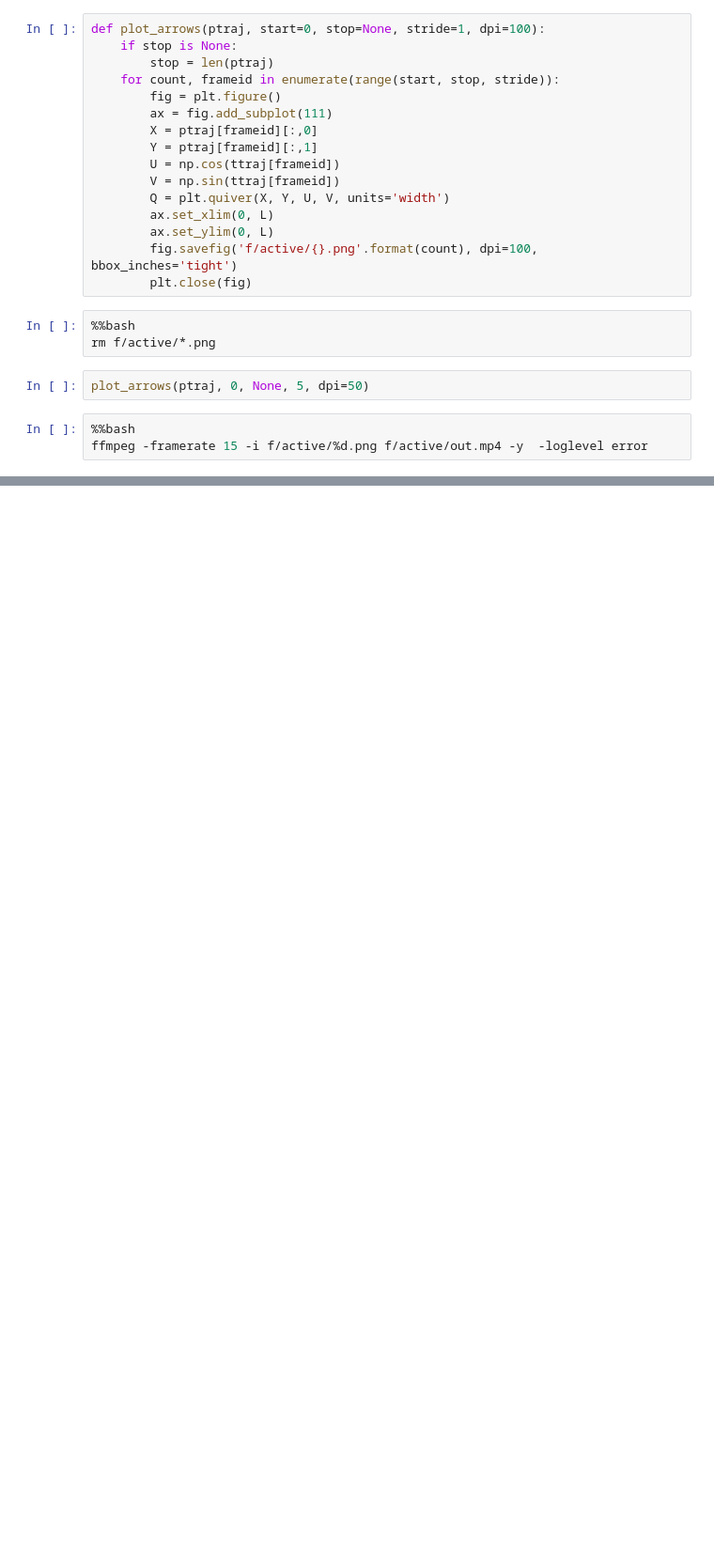
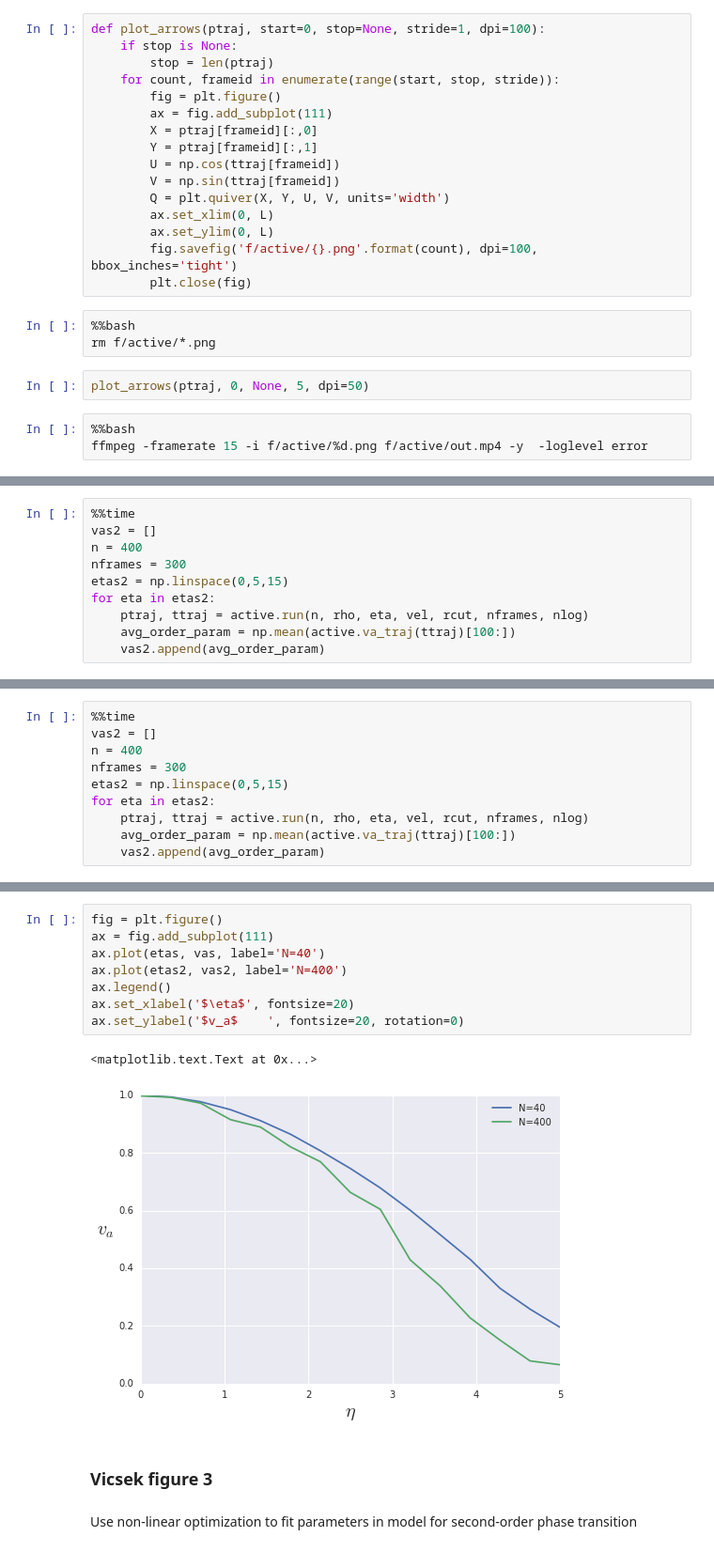
Before and after one commit to chargus/active, a Jupyter notebook: active.ipynb, the cells around one changed output, grey strips where cells are left out. Shown at 94% size. Drawn from its saved outputs; the diff is of its cells as text; blank space fills up the shorter version.

```diff
--- a/active.ipynb
+++ b/active.ipynb
@@ -92,0 +82,10 @@ array([[ 2.16627558,  1.70669293],
+# %%
+%%time
+vas2 = []
+n = 400
+nframes = 300
+etas2 = np.linspace(0,5,15)
+for eta in etas2:
+    ptraj, ttraj = active.run(n, rho, eta, vel, rcut, nframes, nlog)
+    avg_order_param = np.mean(active.va_traj(ttraj)[100:])
+    vas2.append(avg_order_param)
@@ -92,0 +97,10 @@ array([[ 2.16627558,  1.70669293],
+# %%
+%%time
+vas2 = []
+n = 400
+nframes = 300
+etas2 = np.linspace(0,5,15)
+for eta in etas2:
+    ptraj, ttraj = active.run(n, rho, eta, vel, rcut, nframes, nlog)
+    avg_order_param = np.mean(active.va_traj(ttraj)[100:])
+    vas2.append(avg_order_param)
@@ -92,0 +124,15 @@ array([[ 2.16627558,  1.70669293],
+# %%
+fig = plt.figure()
+ax = fig.add_subplot(111)
+ax.plot(etas, vas, label='N=40')
+ax.plot(etas2, vas2, label='N=400')
+ax.legend()
+ax.set_xlabel('$\eta$', fontsize=20)
+ax.set_ylabel('$v_a$    ', fontsize=20, rotation=0)
+# %% [output]
+<matplotlib.text.Text at 0x...>
+[figure, added]
+# %% [markdown]
+### Vicsek figure 3
+# %% [markdown]
+Use non-linear optimization to fit parameters in model for second-order phase transition
```
Also changed, not shown: parts of 39 cells of this notebook, 1 other file.
